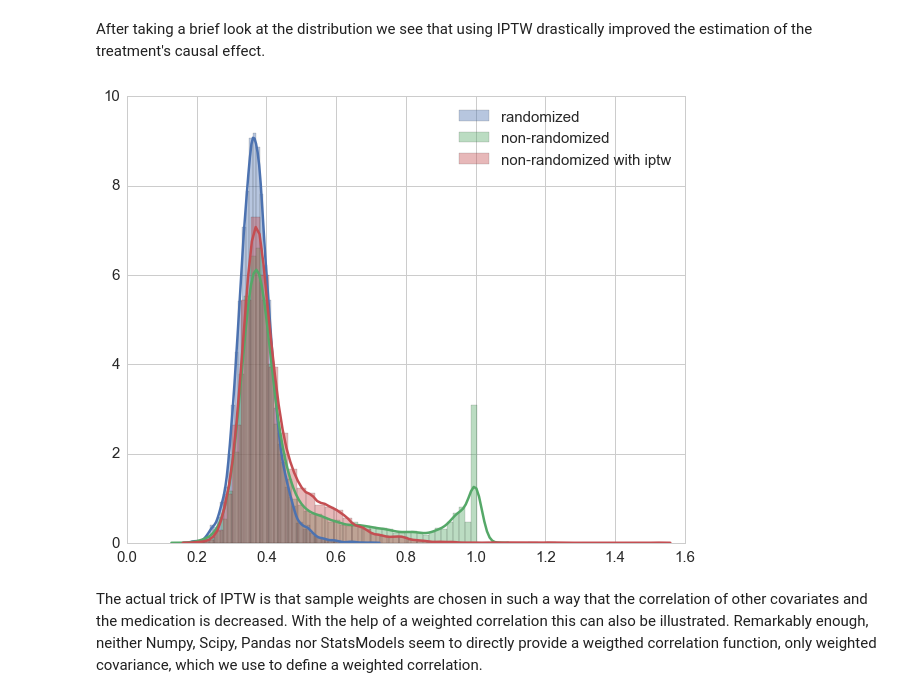
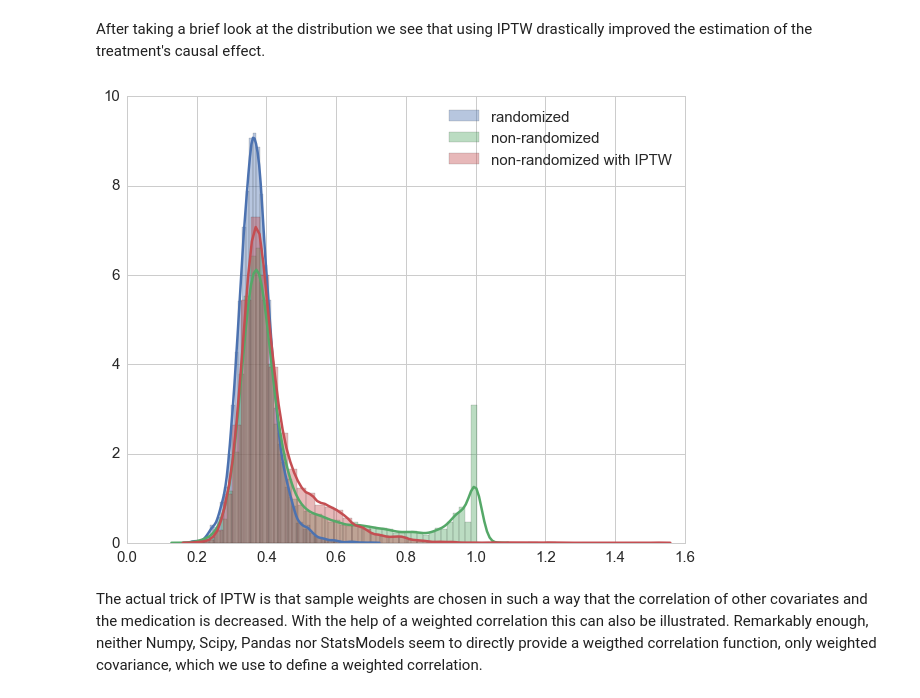
Before and after one commit to FlorianWilhelm/FlorianWilhelm.github.io, a Jupyter notebook: pelican/content/notebooks/causal_inference_propensity_score.ipynb, the cells around one changed output. Cells and saved outputs as stored; diff of their text form; code cells hidden in the pictures.

```diff
--- a/pelican/content/notebooks/causal_inference_propensity_score.ipynb
+++ b/pelican/content/notebooks/causal_inference_propensity_score.ipynb
@@ -332,10 +332,10 @@ After taking a brief look at the distribution we see that using IPTW drastically
 # %%
 sns.distplot(preds_rnd, label='randomized')
 sns.distplot(preds_no_rnd, label='non-randomized')
-sns.distplot(preds_propensity, label='non-randomized with iptw')
+sns.distplot(preds_propensity, label='non-randomized with IPTW')
 plt.legend();
 # %% [output]
-[figure, old version]
+[figure, new version]
 # %% [markdown]
 The actual trick of IPTW is that sample weights are chosen in such a way that the correlation of other covariates and the medication is decreased. With the help of a weighted correlation this can also be illustrated. Remarkably enough, neither Numpy, Scipy, Pandas nor StatsModels seem to directly provide a weigthed correlation function, only weighted covariance, which we use to define a weighted correlation.
 # %%
```
Also changed, not shown: parts of 3 cells of this notebook, 17 other files.
